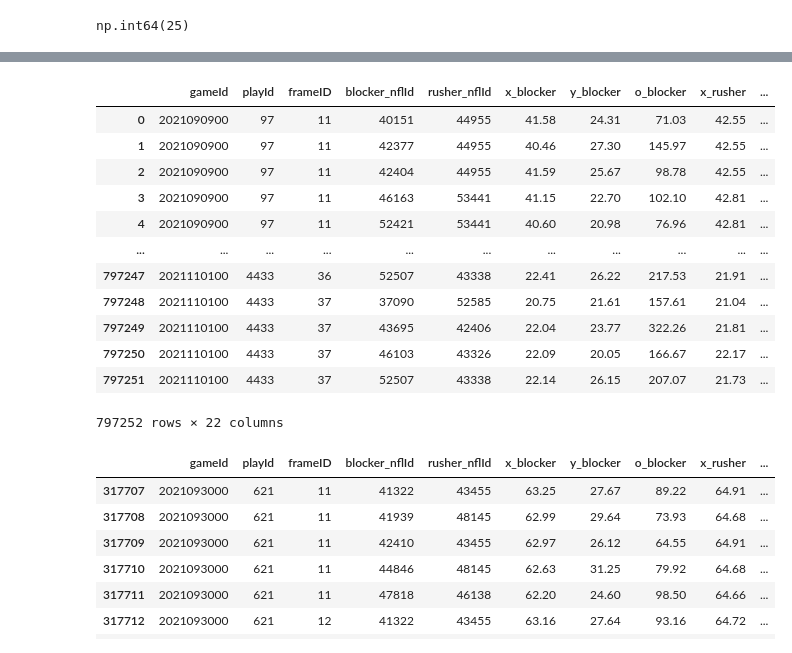
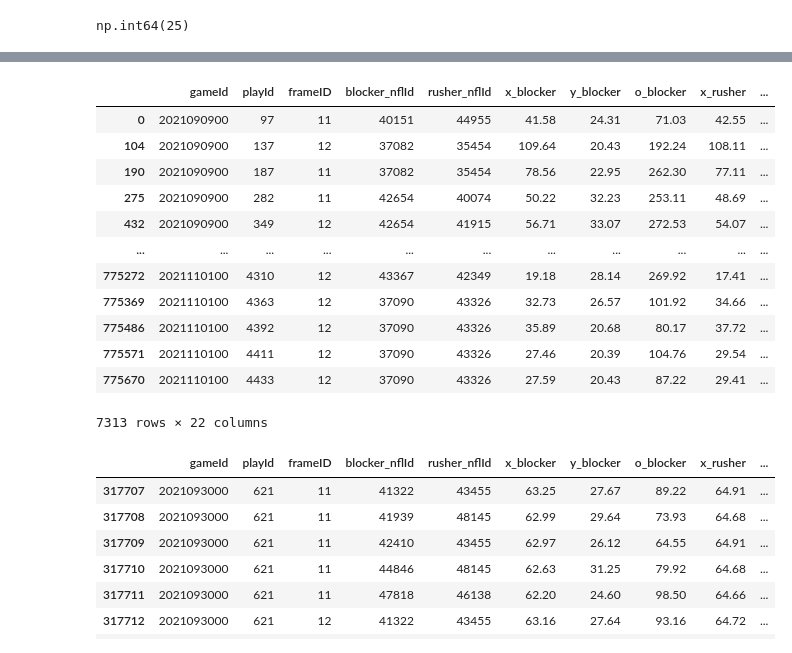
Before and after one commit to mouchatt6/BSA-Football-2026-Gravity-Metrics, a Jupyter notebook: Data Cleaning + Engineering/scripts/filter_and_calculate_matchups.ipynb, the cells around one changed output, grey strips where cells are left out. Cells and saved outputs as stored; diff of their text form; code cells hidden in the pictures.

```diff
--- a/Data Cleaning + Engineering/scripts/filter_and_calculate_matchups.ipynb
+++ b/Data Cleaning + Engineering/scripts/filter_and_calculate_matchups.ipynb
@@ -213,7 +246,7 @@ filtered_lower_and_upper_bound = filtered_lower_and_upper_bound.drop(columns=['m
 # %% [output]
 np.int64(25)
 # %%
-# filter out plays where the frameIdEndWindow - frameIdBallSnap <= 15
+# filter out plays where the upper_bound - ball_snap <= 15
 
 play_windows = (
     filtered_lower_and_upper_bound[['gameId', 'playId', 'frameIdBallSnap', 'frameIdEndWindow']]
@@ -224,7 +257,7 @@ play_windows['window_length'] = (
     play_windows['frameIdEndWindow'] - play_windows['frameIdBallSnap']
 )
 
-valid_plays = play_windows[play_windows['window_length'] > 15][['gameId', 'playId']]
+valid_plays = play_windows[play_windows['window_length'] >= 15][['gameId', 'playId']]
 
 tracking_filtered_by_window_length = filtered_lower_and_upper_bound.merge(
     valid_plays,
@@ -335,7 +382,7 @@ base_filtered.drop_duplicates(subset=['gameId','playId'])
 # base_filtered.to_csv("../outputs_csv/base_filtered.csv", index=False)
 # %%
 filtered_df = tracking_filtered_by_window_length
-filtered_df = filtered_df.drop(['y_LT','y_RT','three_seconds_after','ttt_le_1_5_and_behind_los'],axis=1)
+filtered_df = filtered_df.drop(['y_LT','y_RT','ttt_le_1_5_and_behind_los'],axis=1)
 pass_blockers = filtered_df[~filtered_df['pff_blockType'].isna()]
 pass_rushers = filtered_df[filtered_df['pff_role'] == 'Pass Rush']
 # %%
@@ -558,21 +621,21 @@ Name: count, dtype: int64
 # %%
 # pd.read_csv("../outputs_csv/blocker_rusher_matchups.csv")
 # base_filtered.iloc[:,10:]
-merged_df
+merged_df.drop_duplicates(subset=['gameId','playId'])
 # %% [output]
 |  | gameId | playId | frameID | blocker_nflId | rusher_nflId | x_blocker | y_blocker | o_blocker | x_rusher | ... |
 | 0 | 2021090900 | 97 | 11 | 40151 | 44955 | 41.58 | 24.31 | 71.03 | 42.55 | ... |
-| 1 | 2021090900 | 97 | 11 | 42377 | 44955 | 40.46 | 27.30 | 145.97 | 42.55 | ... |
-| 2 | 2021090900 | 97 | 11 | 42404 | 44955 | 41.59 | 25.67 | 98.78 | 42.55 | ... |
-| 3 | 2021090900 | 97 | 11 | 46163 | 53441 | 41.15 | 22.70 | 102.10 | 42.81 | ... |
-| 4 | 2021090900 | 97 | 11 | 52421 | 53441 | 40.60 | 20.98 | 76.96 | 42.81 | ... |
+| 104 | 2021090900 | 137 | 12 | 37082 | 35454 | 109.64 | 20.43 | 192.24 | 108.11 | ... |
+| 190 | 2021090900 | 187 | 11 | 37082 | 35454 | 78.56 | 22.95 | 262.30 | 77.11 | ... |
+| 275 | 2021090900 | 282 | 11 | 42654 | 40074 | 50.22 | 32.23 | 253.11 | 48.69 | ... |
+| 432 | 2021090900 | 349 | 12 | 42654 | 41915 | 56.71 | 33.07 | 272.53 | 54.07 | ... |
 | ... | ... | ... | ... | ... | ... | ... | ... | ... | ... | ... |
-| 797247 | 2021110100 | 4433 | 36 | 52507 | 43338 | 22.41 | 26.22 | 217.53 | 21.91 | ... |
-| 797248 | 2021110100 | 4433 | 37 | 37090 | 52585 | 20.75 | 21.61 | 157.61 | 21.04 | ... |
-| 797249 | 2021110100 | 4433 | 37 | 43695 | 42406 | 22.04 | 23.77 | 322.26 | 21.81 | ... |
-| 797250 | 2021110100 | 4433 | 37 | 46103 | 43326 | 22.09 | 20.05 | 166.67 | 22.17 | ... |
-| 797251 | 2021110100 | 4433 | 37 | 52507 | 43338 | 22.14 | 26.15 | 207.07 | 21.73 | ... |
+| 775272 | 2021110100 | 4310 | 12 | 43367 | 42349 | 19.18 | 28.14 | 269.92 | 17.41 | ... |
+| 775369 | 2021110100 | 4363 | 12 | 37090 | 43326 | 32.73 | 26.57 | 101.92 | 34.66 | ... |
+| 775486 | 2021110100 | 4392 | 12 | 37090 | 43326 | 35.89 | 20.68 | 80.17 | 37.72 | ... |
+| 775571 | 2021110100 | 4411 | 12 | 37090 | 43326 | 27.46 | 20.39 | 104.76 | 29.54 | ... |
+| 775670 | 2021110100 | 4433 | 12 | 37090 | 43326 | 27.59 | 20.43 | 87.22 | 29.41 | ... |
-797252 rows × 22 columns
+7313 rows × 22 columns
 # %%
 merged_df[(merged_df['gameId'] == 2021093000) & (merged_df['playId'] == 621)].iloc[0:50]
 # %% [output]
```
Also changed, not shown: parts of 20 cells of this notebook.
